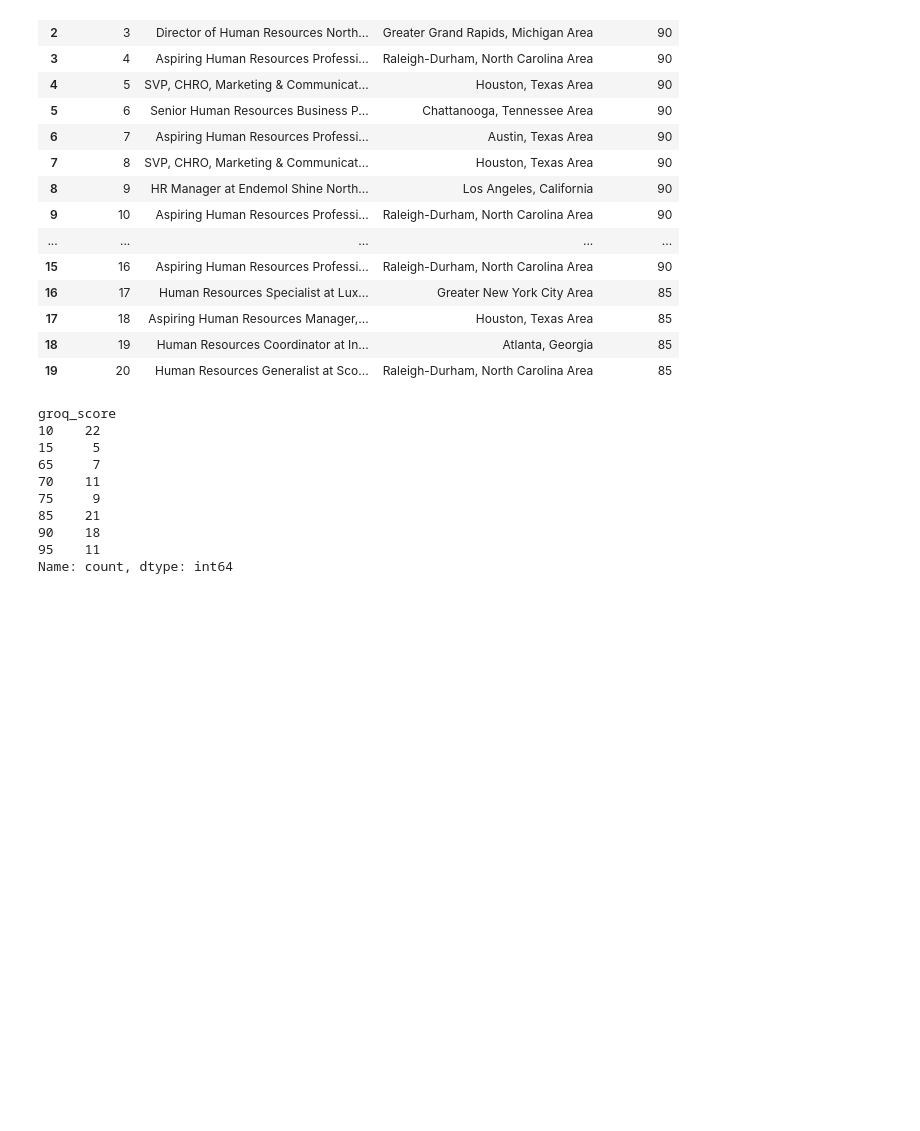
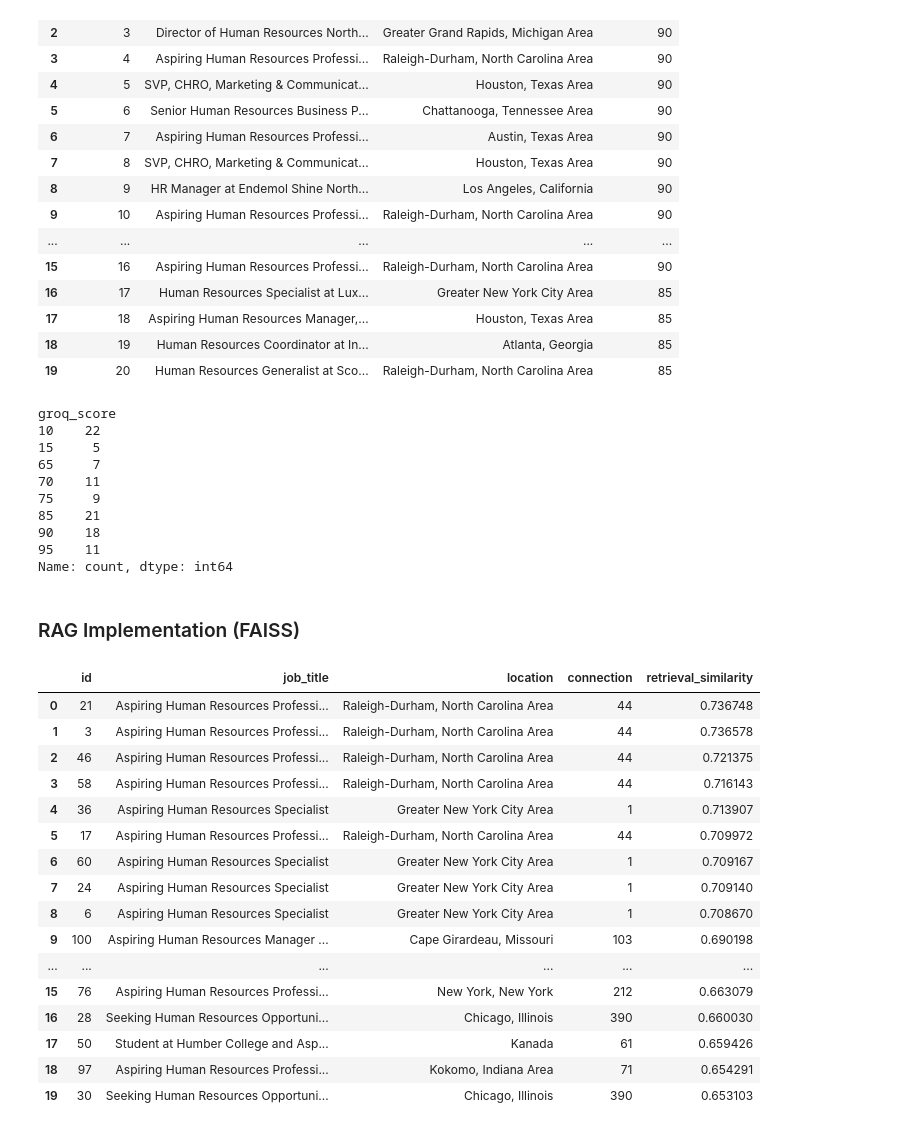
Before and after one commit to DillonR03/Potential-Talents-Candidate-Ranking-Model, a Jupyter notebook: PotentialTalentsNotebook.ipynb, the cells around one changed output. Drawn from its saved outputs; the diff is of its cells as text; code cells hidden in the pictures; blank space fills up the shorter version.

```diff
--- a/PotentialTalentsNotebook.ipynb
+++ b/PotentialTalentsNotebook.ipynb
@@ -1535,3 +1432,5 @@ groq_score
 90    18
 95    11
 Name: count, dtype: int64
+# %% [markdown]
+### RAG Implementation (FAISS)
@@ -1537,0 +1456,72 @@ Name: count, dtype: int64
+# %%
+def retrieve_candidates(query, top_k=10):
+    query_embedding = sentence_model.encode(
+        [query],
+        convert_to_numpy=True,
+        normalize_embeddings=True
+    ).astype("float32")
+
+    scores, indices = faiss_index.search(
+        query_embedding,
+        min(top_k, len(rag_documents))
+    )
+
+    results = rag_candidates.iloc[indices[0]].copy()
+    results["retrieval_similarity"] = scores[0]
+    return results.reset_index(drop=True)
+# %%
+def rag_candidate_search(query, top_k=20):
+    retrieved = retrieve_candidates(query, top_k)
+
+    context = "\n".join(
+        f"Candidate record: {row.to_dict()}"
+        for _, row in retrieved.iterrows()
+    )
+
+    prompt = f"""
+Answer the searcher's question using only the candidate records below.
+Report factual details and candidate IDs where available.
+Do not infer qualifications, recommend candidates, or make hiring decisions.
+If the records do not contain an answer, say so.
+
+Candidate records:
+{context}
+
+Question: {query}
+"""
+
+    response = ollama.chat(
+        model="llama3.2",
+        messages=[{"role": "user", "content": prompt}],
+        options={"temperature": 0}
+    )
+
+    return retrieved, response["message"]["content"].strip()
+
+
+# Example
+retrieved_candidates, rag_answer = rag_candidate_search(
+    "Aspiring or seeking human resources",
+    top_k=20
+)
+
+display(retrieved_candidates.head(20))
+print(rag_answer)
+# %% [output]
+|  | id | job_title | location | connection | retrieval_similarity |
+| 0 | 21 | Aspiring Human Resources Professi... | Raleigh-Durham, North Carolina Area | 44 | 0.736748 |
+| 1 | 3 | Aspiring Human Resources Professi... | Raleigh-Durham, North Carolina Area | 44 | 0.736578 |
+| 2 | 46 | Aspiring Human Resources Professi... | Raleigh-Durham, North Carolina Area | 44 | 0.721375 |
+| 3 | 58 | Aspiring Human Resources Professi... | Raleigh-Durham, North Carolina Area | 44 | 0.716143 |
+| 4 | 36 | Aspiring Human Resources Specialist | Greater New York City Area | 1 | 0.713907 |
+| 5 | 17 | Aspiring Human Resources Professi... | Raleigh-Durham, North Carolina Area | 44 | 0.709972 |
+| 6 | 60 | Aspiring Human Resources Specialist | Greater New York City Area | 1 | 0.709167 |
+| 7 | 24 | Aspiring Human Resources Specialist | Greater New York City Area | 1 | 0.709140 |
+| 8 | 6 | Aspiring Human Resources Specialist | Greater New York City Area | 1 | 0.708670 |
+| 9 | 100 | Aspiring Human Resources Manager ... | Cape Girardeau, Missouri | 103 | 0.690198 |
+| ... | ... | ... | ... | ... | ... |
+| 15 | 76 | Aspiring Human Resources Professi... | New York, New York | 212 | 0.663079 |
+| 16 | 28 | Seeking Human Resources Opportuni... | Chicago, Illinois | 390 | 0.660030 |
+| 17 | 50 | Student at Humber College and Asp... | Kanada | 61 | 0.659426 |
+| 18 | 97 | Aspiring Human Resources Professi... | Kokomo, Indiana Area | 71 | 0.654291 |
+| 19 | 30 | Seeking Human Resources Opportuni... | Chicago, Illinois | 390 | 0.653103 |
```
Also changed, not shown: parts of 12 cells of this notebook, 1 other file.
